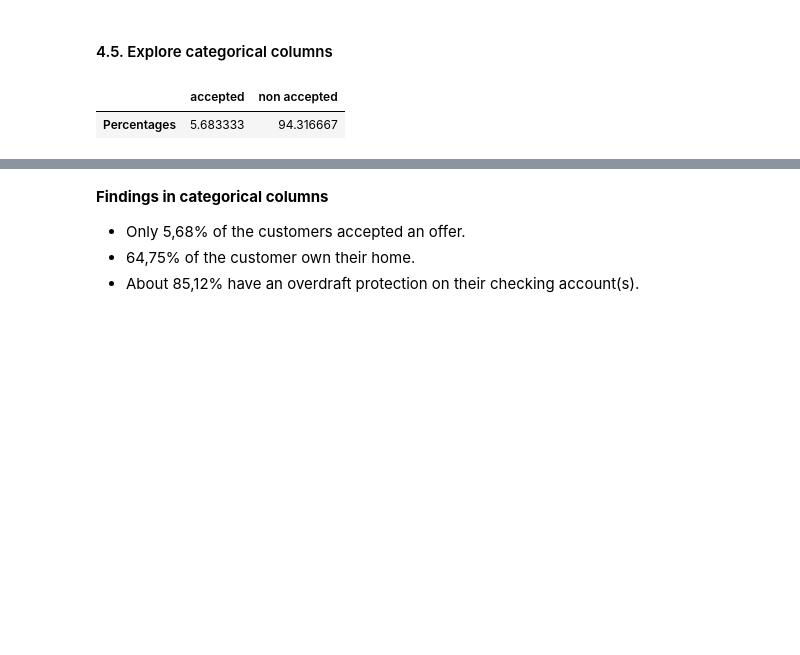
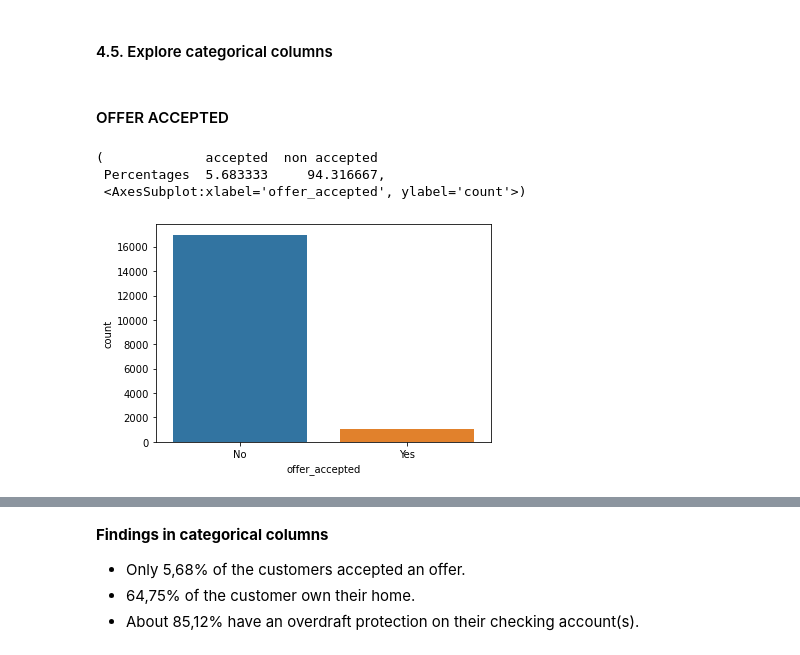
Before and after one commit to JulianTrufero/credit-card-classification, a Jupyter notebook: sol_python _classification.ipynb, the cells around one changed output, grey strips where cells are left out. Cells and saved outputs as stored; diff of their text form; code cells hidden in the pictures; blank space fills up the shorter version.

```diff
--- a/sol_python _classification.ipynb
+++ b/sol_python _classification.ipynb
@@ -237,12 +237,16 @@ Name: average_balance, dtype: float64
 - Most of the customers live in a household with other people. Only 3% live alone.
 # %% [markdown]
 #### 4.5. Explore categorical columns
+# %% [markdown]
+#### OFFER ACCEPTED
 # %%
 offer = {'accepted': ((credit[credit.offer_accepted == 'Yes'].shape[0]) * 100) / credit.shape[0],
          'non accepted': ((credit[credit.offer_accepted == 'No'].shape[0]) * 100) / credit.shape[0]}
 percentage = ['Percentages']
 odf = pd.DataFrame(offer, index=percentage)
-odf
+odf, sns.countplot(credit.offer_accepted)
 # %% [output]
-|  | accepted | non accepted |
-| Percentages | 5.683333 | 94.316667 |
+(             accepted  non accepted
+ Percentages  5.683333     94.316667,
+ <AxesSubplot:xlabel='offer_accepted', ylabel='count'>)
+[figure, added]
```
Also changed, not shown: parts of 15 cells of this notebook.
